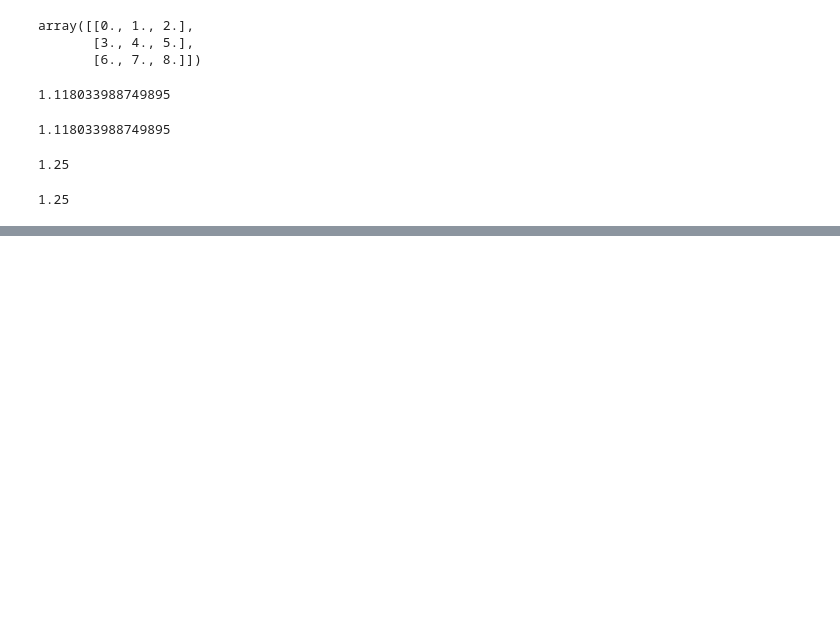
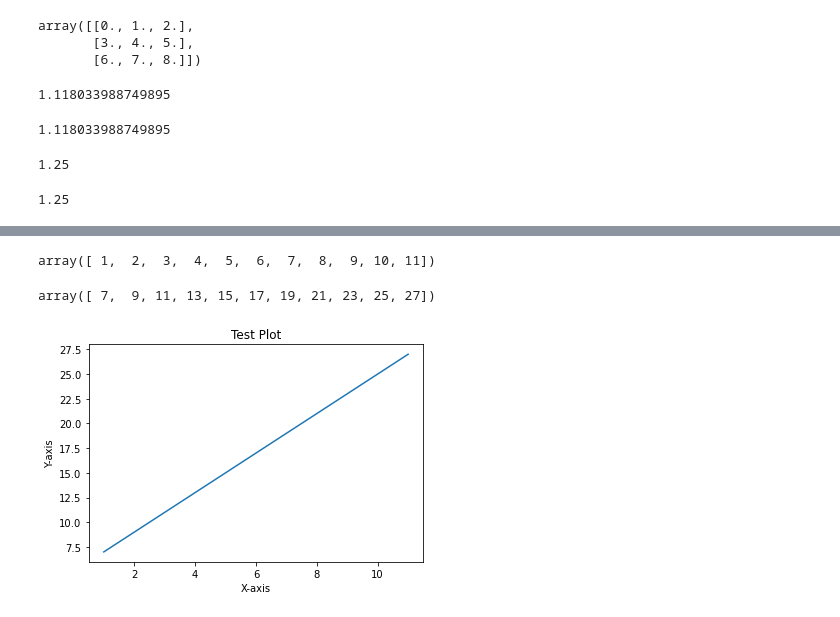
Before and after one commit to emetowinner/DataScienceClass, a Jupyter notebook: Numpy-2/Summary.ipynb, the cells around one changed output, grey strips where cells are left out. Drawn from its saved outputs; the diff is of its cells as text; code cells hidden in the pictures; blank space fills up the shorter version.

```diff
--- a/Numpy-2/Summary.ipynb
+++ b/Numpy-2/Summary.ipynb
@@ -286,0 +584,19 @@ print(var)
+# %%
+x = np.arange(1,12)
+y = 2 * x +5
+# %%
+x
+# %% [output]
+array([ 1,  2,  3,  4,  5,  6,  7,  8,  9, 10, 11])
+# %%
+y
+# %% [output]
+array([ 7,  9, 11, 13, 15, 17, 19, 21, 23, 25, 27])
+# %%
+plt.title('Test Plot')
+plt.xlabel('X-axis')
+plt.ylabel('Y-axis')
+plt.plot(x,y)
+plt.show()
+# %% [output]
+[figure, added]
```
Also changed, not shown: parts of 72 cells of this notebook, 2 other files.
